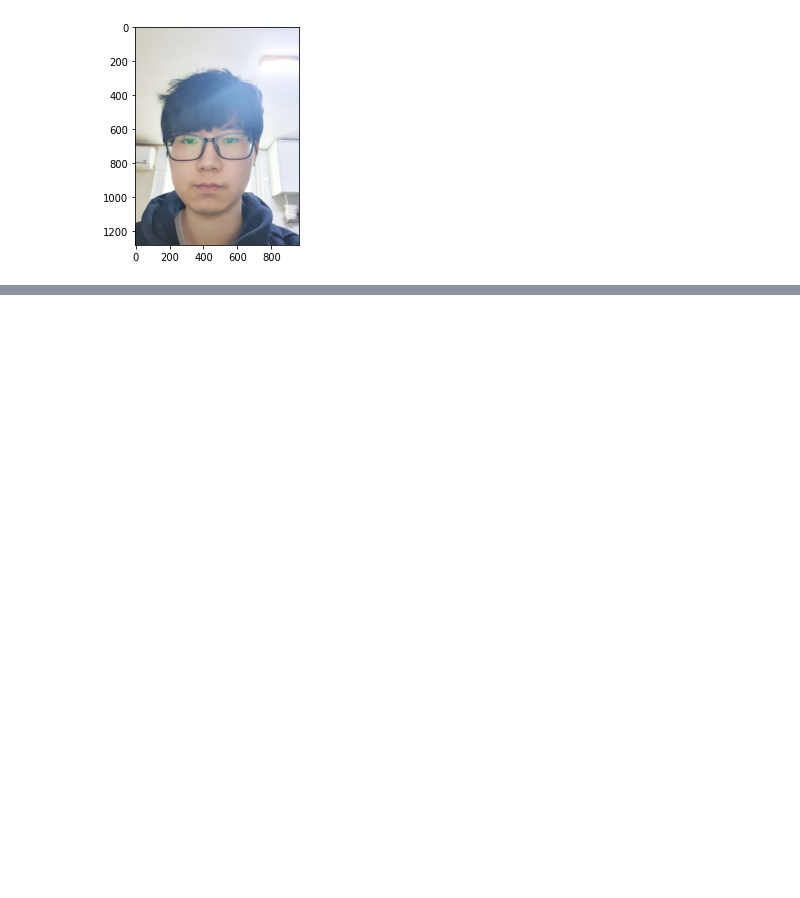
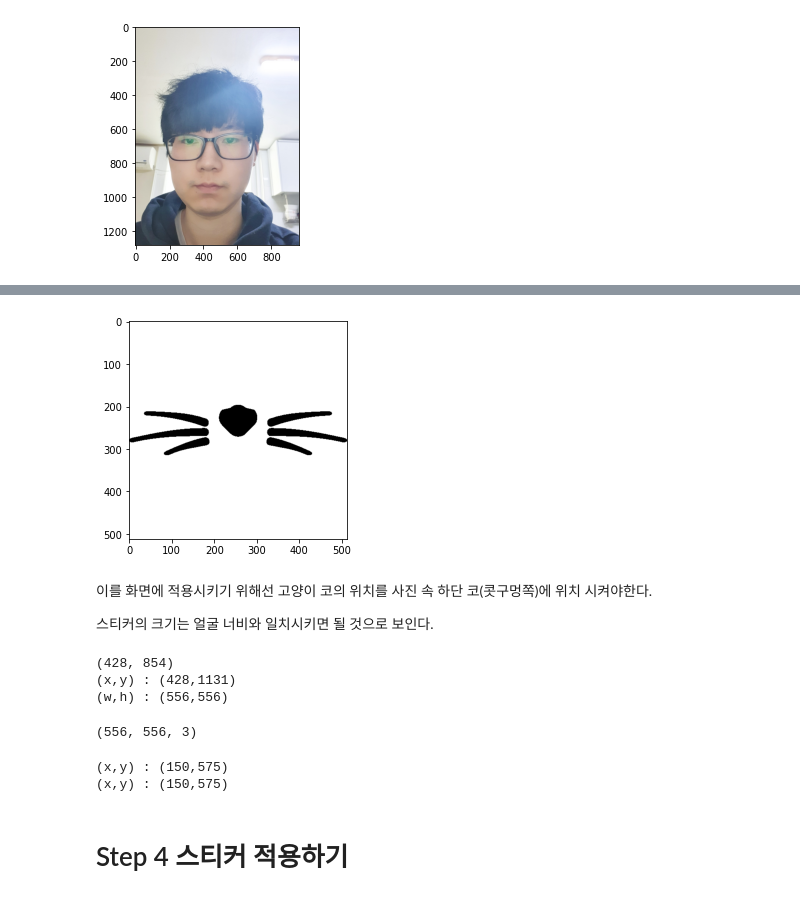
Before and after one commit to kkalkkkal/AIFFEL, a Jupyter notebook: 3. 카메라 스티커앱 만들기 첫걸음/고양이 수염 필터.ipynb, the cells around one changed output, grey strips where cells are left out. Saved outputs shown, nothing was run; the diff lists cells and outputs as text; code cells hidden in the pictures; blank space fills up the shorter version.

```diff
--- a/3. 카메라 스티커앱 만들기 첫걸음/고양이 수염 필터.ipynb
+++ b/3. 카메라 스티커앱 만들기 첫걸음/고양이 수염 필터.ipynb
@@ -115,0 +154,51 @@ SyntaxError: invalid syntax (Temp/ipykernel_19976/3870084678.py, line 3)
+# %%
+
+#rgb로 전황
+img_rgb2 = cv2.cvtColor(img_bgr2, cv2.COLOR_BGR2RGB)
+plt.imshow(img_rgb2)
+plt.show()
+# %% [output]
+[figure, added]
+# %% [markdown]
+이를 화면에 적용시키기 위해선 고양이 코의 위치를 사진 속 하단 코(콧구멍쪽)에 위치 시켜야한다.
+
+스티커의 크기는 얼굴 너비와 일치시키면 될 것으로 보인다.
+# %%
+# 좌표 확인
+
+for dlib_rect, landmark in zip(dlib_rects, list_landmarks):
+    print (landmark[33]) # 코 하단의 index는 33 입니다
+    x = landmark[33][0]
+    y = landmark[33][1] + dlib_rect.height()//2
+    w = h = dlib_rect.width()
+    print ('(x,y) : (%d,%d)'%(x,y))
+    print ('(w,h) : (%d,%d)'%(w,h))
+# %% [output]
+(428, 854)
+(x,y) : (428,1131)
+(w,h) : (556,556)
+# %%
+sticker_path = './cat-whiskers.png'
+img_sticker = cv2.imread(sticker_path) # 스티커 이미지를 불러옵니다
+img_sticker = cv2.resize(img_sticker, (w,h))
+print (img_sticker.shape)
+# %% [output]
+(556, 556, 3)
+# %%
+refined_x = x - w // 2
+refined_y = y - h
+print ('(x,y) : (%d,%d)'%(refined_x, refined_y))
+
+if refined_x < 0:
+    img_sticker = img_sticker[:, -refined_x:]
+    refined_x = 0
+if refined_y < 0:
+    img_sticker = img_sticker[-refined_y:, :]
+    refined_y = 0
+
+print ('(x,y) : (%d,%d)'%(refined_x, refined_y))
+# %% [output]
+(x,y) : (150,575)
+(x,y) : (150,575)
+# %% [markdown]
+# Step 4 스티커 적용하기
```
Also changed, not shown: parts of 22 cells of this notebook.
